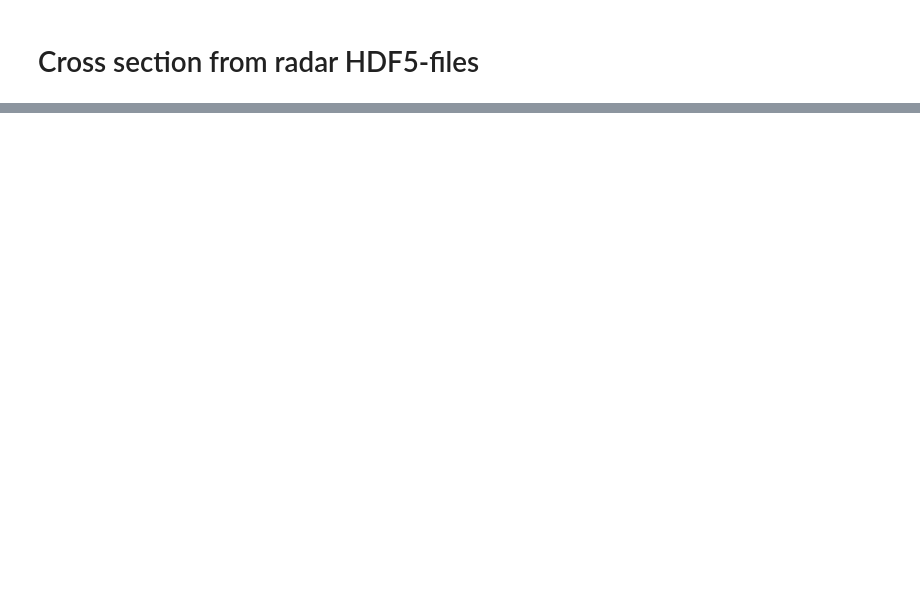
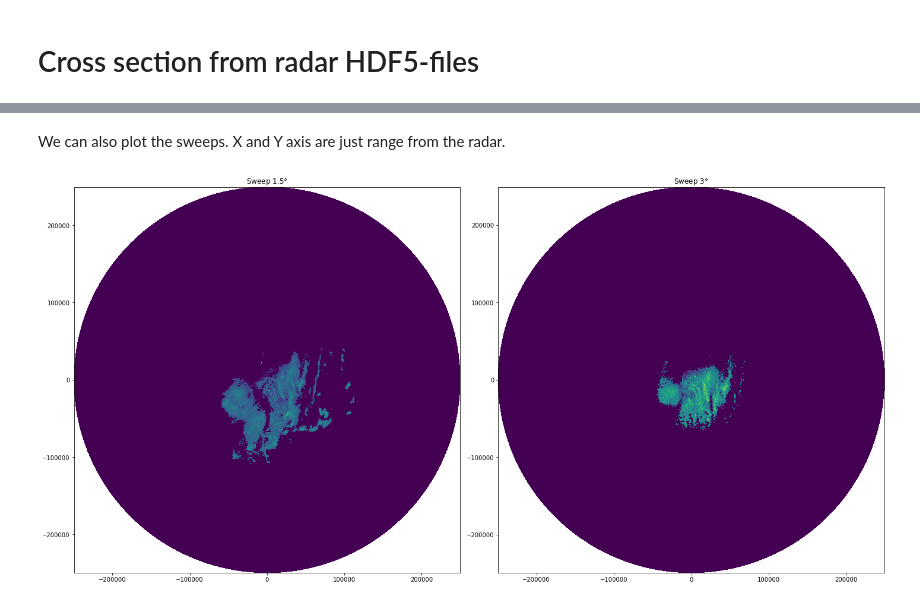
Before and after one commit to fmidev/opendata-resources, a Jupyter notebook: examples/python/radar-cross-section-from-hdf5.ipynb, the cells around one changed output, grey strips where cells are left out. Cells and saved outputs as stored; diff of their text form; code cells hidden in the pictures; blank space fills up the shorter version.

```diff
--- a/examples/python/radar-cross-section-from-hdf5.ipynb
+++ b/examples/python/radar-cross-section-from-hdf5.ipynb
@@ -277,9 +2,0 @@ And finally we run everything:
-# %%
-bucket = 'fmi-radar-opendata-sandbox'
-starttime = '2020-07-10 00:00:00'
-endtime = '2020-07-10 23:59:00'
-lat = 63.1593
-lon = 29.8346
-
-prec_sum = process_time_range(bucket, starttime, endtime, lat, lon, 300)
-print('Precipitation sum at {},{} (Koli, Finland) on 10th July 2020 is {:.2f} mm'.format(lat,lon,prec_sum))
@@ -288,0 +41,27 @@ Precipitation sum at 63.1593,29.8346 (Koli, Finland) on 10th July 2020 is 8.11 m
+# %%
+def download(bucket_name, key, dst_root='/tmp'):
+    """ Download file from S3
+
+        bucket_name : str
+        key         : str
+        dst_root    : str
+                      Where files are located, must exists.
+                      Possible folder structure in key is followed under this directory.
+
+        Returns
+        -------
+        str
+           local filename
+    """
+    s3 = boto3.resource('s3')
+
+    bucket = s3.Bucket(bucket_name)
+    dst_filename = '{}/{}'.format(dst_root, key)
+
+    for object in bucket.objects.filter(Prefix = key):
+        dst = dst_root+'/'+object.key
+        if not os.path.exists(os.path.dirname(dst)):
+            os.makedirs(os.path.dirname(dst))
+        s3.meta.client.download_file(bucket_name, key, dst_filename)
+
+    return dst_filename
@@ -288,0 +101,12 @@ Precipitation sum at 63.1593,29.8346 (Koli, Finland) on 10th July 2020 is 8.11 m
+# %% [markdown]
+We can also plot the sweeps. X and Y axis are just range from the radar.
+# %%
+fig, axes = plt.subplots(1, 2, figsize=(20,10))
+vol[0].data.pipe(wrl.georef.georeference_dataset).DBZH[0].wradlib.plot(ax=axes[0])
+vol[1].data.pipe(wrl.georef.georeference_dataset).DBZH[0].wradlib.plot(ax=axes[1])
+
+axes[0].set_title('Sweep 1.5$\degree$')
+axes[1].set_title('Sweep 3$\degree$')
+plt.tight_layout()
+# %% [output]
+[figure, added]
```
Also changed, not shown: parts of 40 cells of this notebook.
